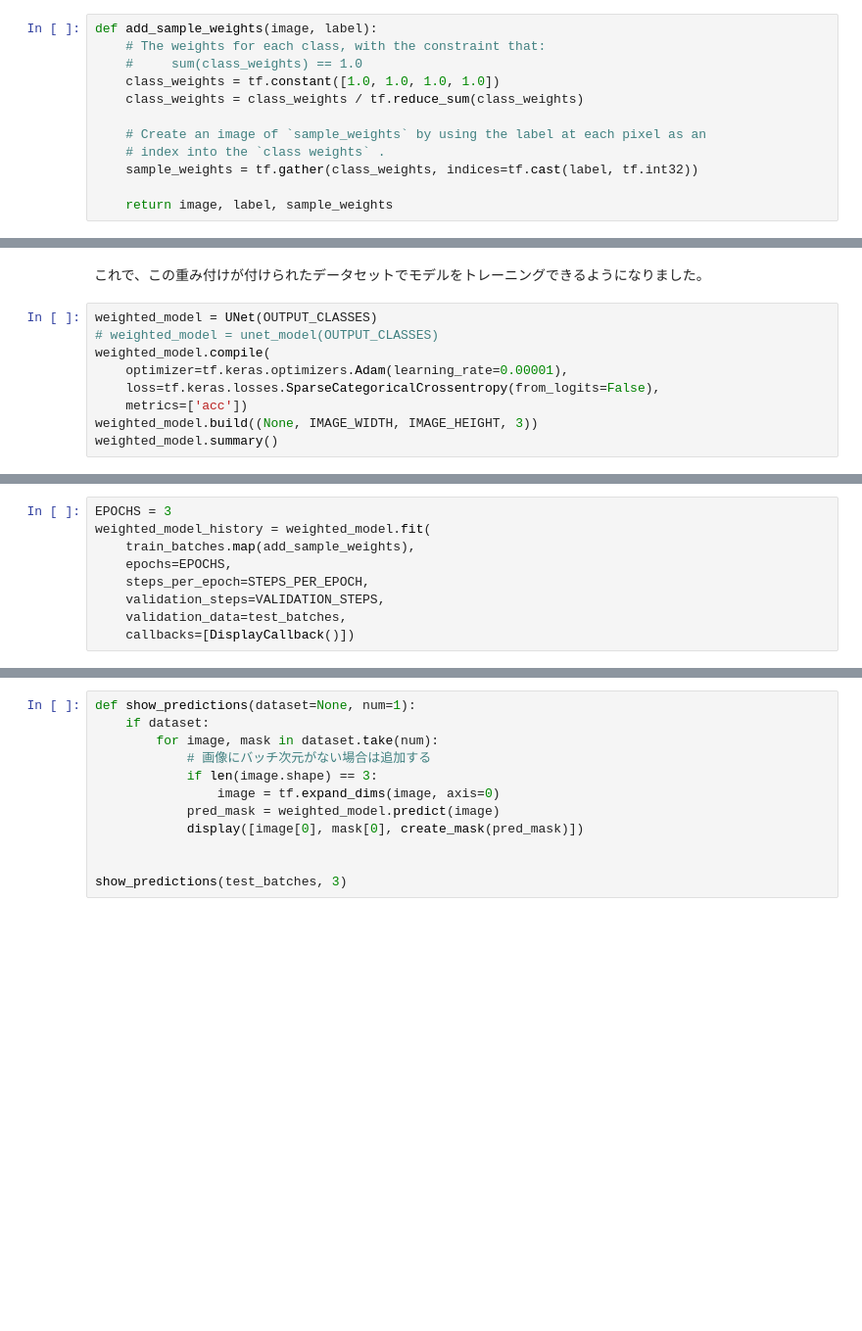
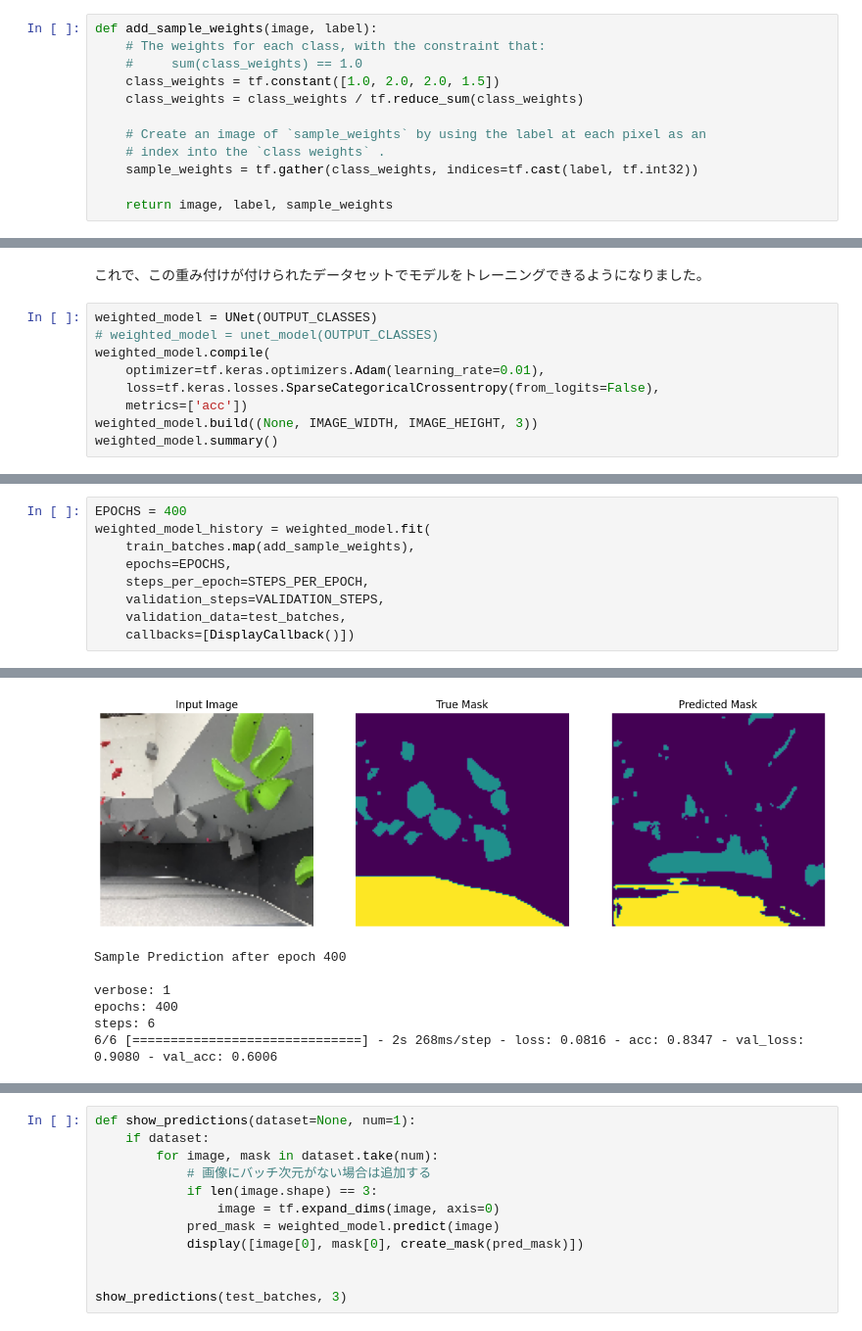
Before and after one commit to nagato0614/HoldsSegmentation, a Jupyter notebook: BoulderingSegment/hold_segment.ipynb, the cells around one changed output, grey strips where cells are left out. Shown at 98% size. Cells and saved outputs as stored; diff of their text form; blank space fills up the shorter version.

```diff
--- a/BoulderingSegment/hold_segment.ipynb
+++ b/BoulderingSegment/hold_segment.ipynb
@@ -828,7 +759,7 @@ for images, masks in test_batches.take(1):
 def add_sample_weights(image, label):
     # The weights for each class, with the constraint that:
     #     sum(class_weights) == 1.0
-    class_weights = tf.constant([1.0, 1.0, 1.0, 1.0])
+    class_weights = tf.constant([1.0, 2.0, 2.0, 1.5])
     class_weights = class_weights / tf.reduce_sum(class_weights)
 
     # Create an image of `sample_weights` by using the label at each pixel as an
@@ -846,7 +781,7 @@ train_batches.map(add_sample_weights).element_spec
 weighted_model = UNet(OUTPUT_CLASSES)
 # weighted_model = unet_model(OUTPUT_CLASSES)
 weighted_model.compile(
-    optimizer=tf.keras.optimizers.Adam(learning_rate=0.00001),
+    optimizer=tf.keras.optimizers.Adam(learning_rate=0.01),
     loss=tf.keras.losses.SparseCategoricalCrossentropy(from_logits=False),
     metrics=['acc'])
 weighted_model.build((None, IMAGE_WIDTH, IMAGE_HEIGHT, 3))
@@ -854,5 +803,5 @@ weighted_model.summary()
 # %%
-EPOCHS = 3
+EPOCHS = 400
 weighted_model_history = weighted_model.fit(
     train_batches.map(add_sample_weights),
     epochs=EPOCHS,
@@ -860,3 +809,4 @@ weighted_model_history = weighted_model.fit(
     validation_steps=VALIDATION_STEPS,
     validation_data=test_batches,
     callbacks=[DisplayCallback()])
+# %% [output]
@@ -863,3 +814,10 @@ weighted_model_history = weighted_model.fit(
+[figure, added]
+Sample Prediction after epoch 400
+
+verbose: 1
+epochs: 400
+steps: 6
+6/6 [==============================] - 2s 268ms/step - loss: 0.0816 - acc: 0.8347 - val_loss: 0.9080 - val_acc: 0.6006
 # %%
 loss = weighted_model_history.history['loss']
 val_loss = weighted_model_history.history['val_loss']
```
Also changed, not shown: parts of 24 cells of this notebook, 8 other files.
